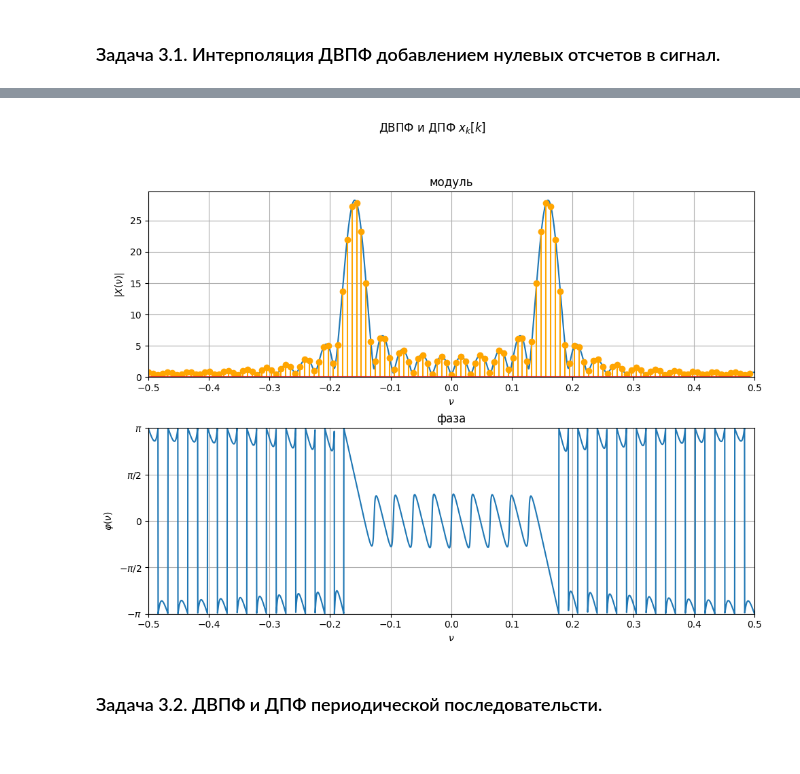
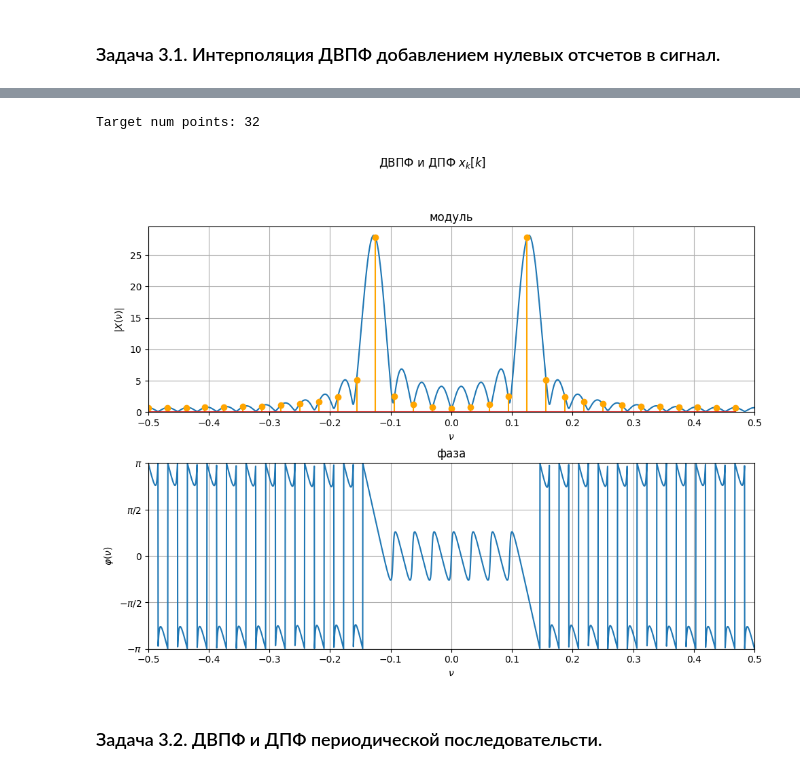
Before and after one commit to DKay7/RadioPhysics, a Jupyter notebook: lab1/radiophys_lab_1.ipynb, the cells around one changed output, grey strips where cells are left out. Drawn from its saved outputs; the diff is of its cells as text; code cells hidden in the pictures.

```diff
--- a/lab1/radiophys_lab_1.ipynb
+++ b/lab1/radiophys_lab_1.ipynb
@@ -388,7 +397,13 @@ plot_signal(x_k, "$sin\\left(\\frac{2\\pi}{N}m_0k\\right) + sin\\left(\\frac{2\\
-# %%
-plot_dtf_dtft(x_k, f"ДВПФ и ДПФ $x_k[k]$", N + 96)
-# %% [output]
-[figure, removed]
+# %%
+left_peak = m_0 / N
+right_peak = (m_0 + 0.25) / N
+
+target_num_points = int(1 / (right_peak - left_peak))
+print(f"Target num points: {target_num_points}")
+plot_dtf_dtft(x_k, f"ДВПФ и ДПФ $x_k[k]$", target_num_points)
+# %% [output]
+Target num points: 32
+[figure, added]
 # %% [markdown]
 ### Задача 3.2. ДВПФ и ДПФ периодической последовательсти.
 # %%
```
Also changed, not shown: parts of 10 cells of this notebook.
